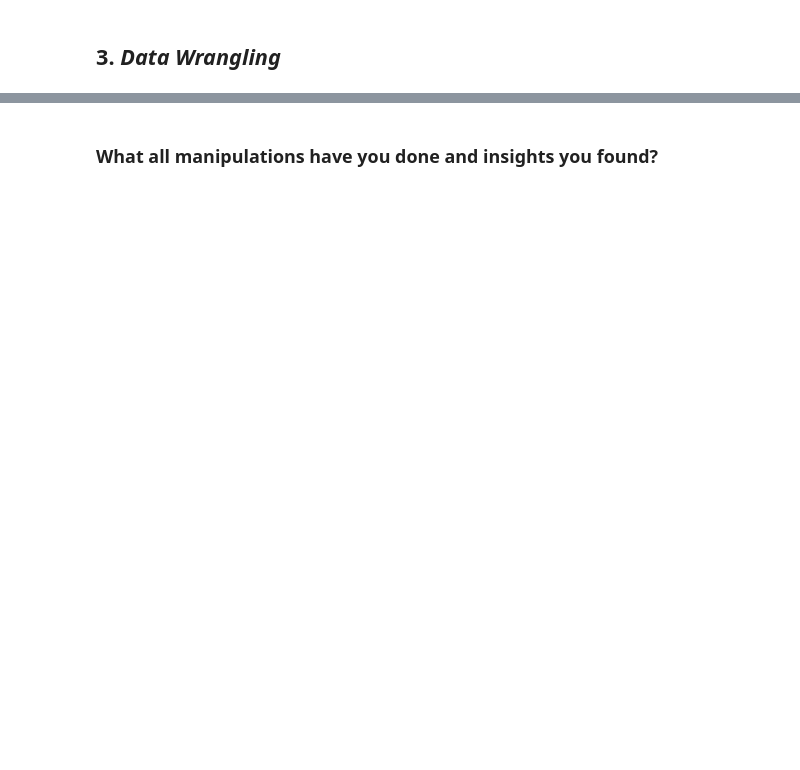
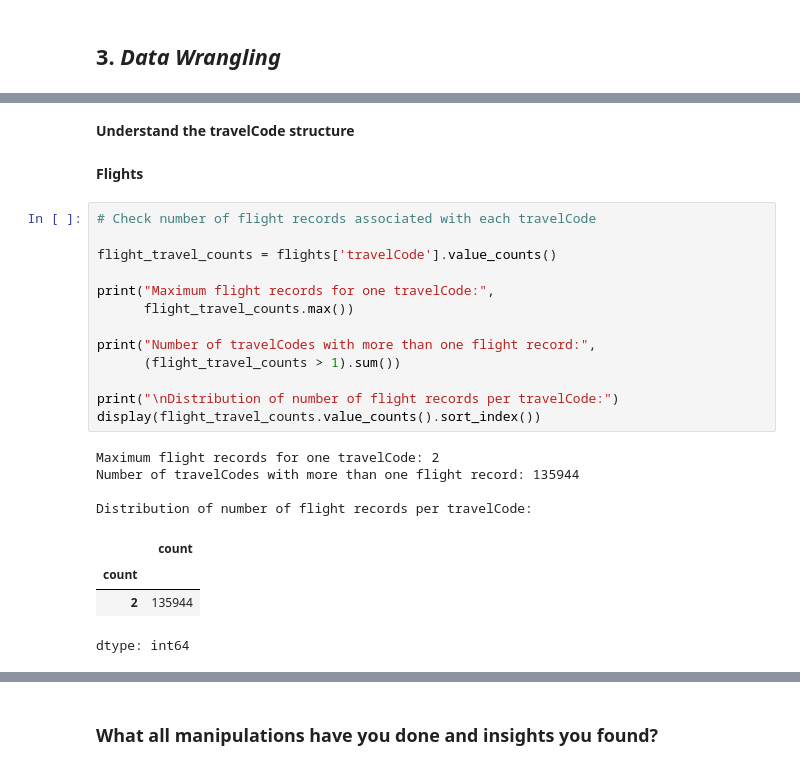
Before and after one commit to Sagarjain93/Machine-Learning-Portfolio, a Jupyter notebook: 01_End_to_End/Travel_MLops_Capstone/notebooks/00_Data_Cleaning_&_EDA.ipynb, the cells around one changed output, grey strips where cells are left out. Saved outputs shown, nothing was run; the diff lists cells and outputs as text; blank space fills up the shorter version.

Commit message:
Complete data cleaning and validation
Complete initial data understanding, data quality checks, relationship validation, date conversion, and preprocessing investigation.

```diff
--- a/01_End_to_End/Travel_MLops_Capstone/notebooks/00_Data_Cleaning_&_EDA.ipynb
+++ b/01_End_to_End/Travel_MLops_Capstone/notebooks/00_Data_Cleaning_&_EDA.ipynb
@@ -360,0 +678,26 @@ print("Common travel codes:", len(flight_travel_codes & hotel_travel_codes))
+# %% [markdown]
+**Understand the travelCode structure**
+# %% [markdown]
+**Flights**
+# %%
+# Check number of flight records associated with each travelCode
+
+flight_travel_counts = flights['travelCode'].value_counts()
+
+print("Maximum flight records for one travelCode:",
+      flight_travel_counts.max())
+
+print("Number of travelCodes with more than one flight record:",
+      (flight_travel_counts > 1).sum())
+
+print("\nDistribution of number of flight records per travelCode:")
+display(flight_travel_counts.value_counts().sort_index())
+# %% [output]
+Maximum flight records for one travelCode: 2
+Number of travelCodes with more than one flight record: 135944
+
+Distribution of number of flight records per travelCode:
+|  | count |
+| count |  |
+| 2 | 135944 |
+dtype: int64
```
Also changed, not shown: parts of 63 cells of this notebook.
